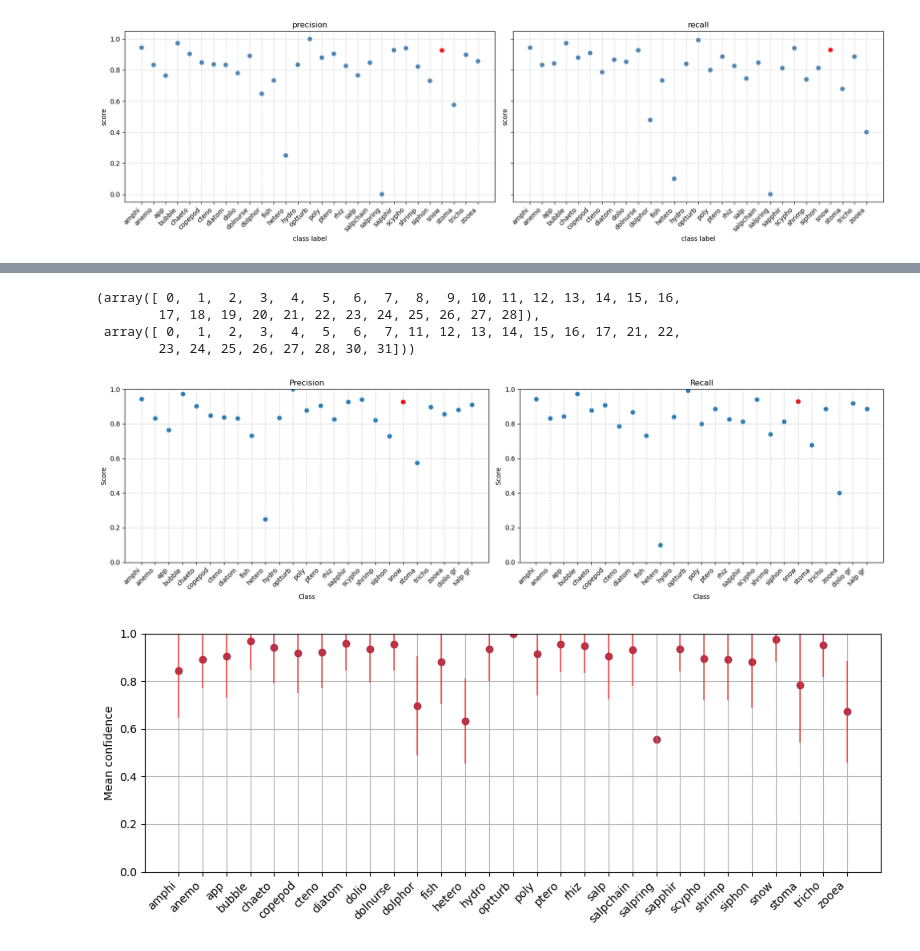
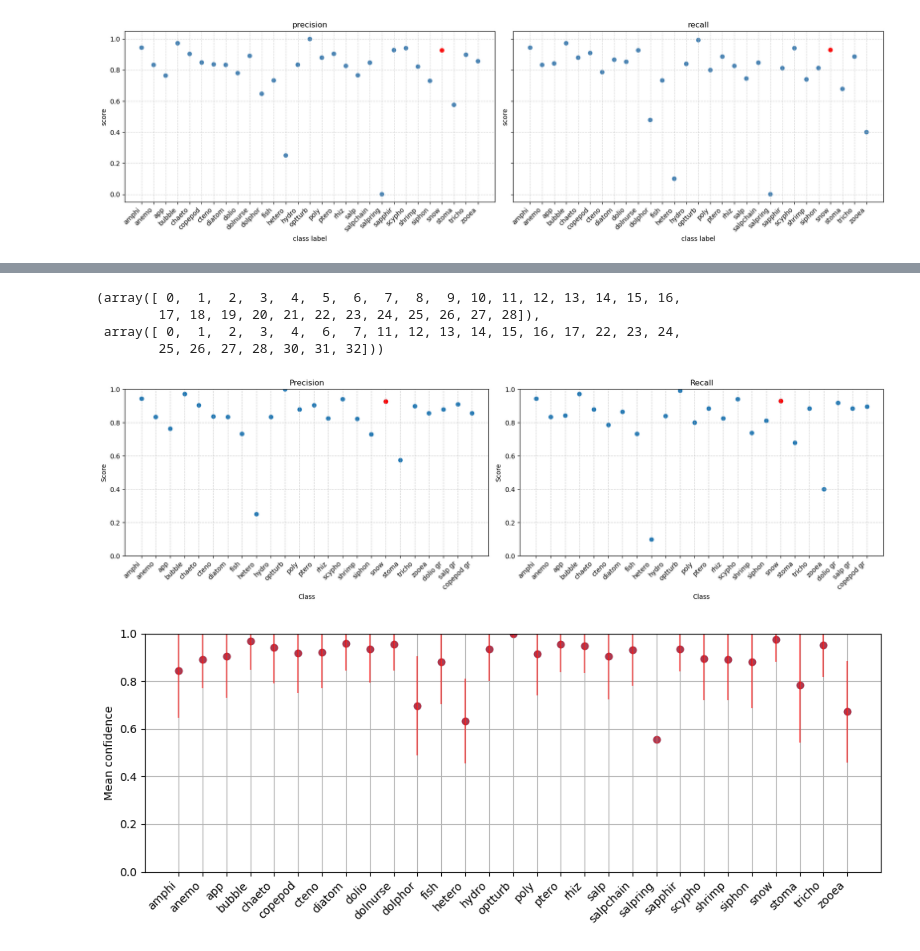
Before and after one commit to NeWeigt/ct_classifier_zoops, a Jupyter notebook: Prec_Rec_Class.ipynb, the cells around one changed output, grey strips where cells are left out. Drawn from its saved outputs; the diff is of its cells as text; code cells hidden in the pictures.

```diff
--- a/Prec_Rec_Class.ipynb
+++ b/Prec_Rec_Class.ipynb
@@ -112,5 +131,5 @@ Text(0.5, 0, 'class label')
 # %%
-translate_labels = {8:30, 9:30,10:30, 18:31, 19:31, 20:31}
+translate_labels = {8:30, 9:30,10:30, 18:31, 19:31, 20:31, 5:32, 21:32}
 #translate_labels = {17:28, 18:28, 19:28}
 gt_translated = np.array([translate_labels[label] if label in translate_labels.keys() else label for label in gt])
 pred_translated = np.array([translate_labels[label] if label in translate_labels.keys() else label for label in predictions])
@@ -123,8 +142,8 @@ np.unique(np.array(gt)),np.unique(np.array(gt_translated))
 # %% [output]
 (array([ 0,  1,  2,  3,  4,  5,  6,  7,  8,  9, 10, 11, 12, 13, 14, 15, 16,
         17, 18, 19, 20, 21, 22, 23, 24, 25, 26, 27, 28]),
- array([ 0,  1,  2,  3,  4,  5,  6,  7, 11, 12, 13, 14, 15, 16, 17, 21, 22,
-        23, 24, 25, 26, 27, 28, 30, 31]))
+ array([ 0,  1,  2,  3,  4,  6,  7, 11, 12, 13, 14, 15, 16, 17, 22, 23, 24,
+        25, 26, 27, 28, 30, 31, 32]))
 # %%
 import matplotlib.pyplot as plt
 
@@ -141,6 +160,7 @@ label_to_name = {
 # add grouped classes
 label_to_name["dolio gr"] = 30
 label_to_name["salp gr"] = 31
+label_to_name["copepod gr"] = 32
 
 # invert dictionary (index -> name)
 index_to_name = {v: k for k, v in label_to_name.items()}
@@ -159,34 +179,34 @@ plt.figure(figsize=(17,5))
 plt.subplot(1,2,1)
 plt.scatter(label_names, precision)
 
 if snow_idx is not None:
     plt.scatter(label_names[snow_idx], precision[snow_idx], color='red')
 
 plt.xticks(rotation=45, ha='right')
 plt.title('Precision')
 plt.ylabel('Score')
 plt.xlabel('Class')
 plt.ylim(0,1)
 plt.grid(True, linestyle='--', alpha=0.6)
 
 # --- Recall ---
 plt.subplot(1,2,2)
 plt.scatter(label_names, recall)
 
 if snow_idx is not None:
     plt.scatter(label_names[snow_idx], recall[snow_idx], color='red')
 
 plt.xticks(rotation=45, ha='right')
 plt.title('Recall')
 plt.ylabel('Score')
 plt.xlabel('Class')
 plt.ylim(0,1)
 plt.grid(True, linestyle='--', alpha=0.6)
 
 plt.tight_layout()
 plt.show()
 # %% [output]
-[figure, old version]
+[figure, new version]
 # %%
 import numpy as np
 import matplotlib.pyplot as plt
```
Also changed, not shown: parts of 7 cells of this notebook.
